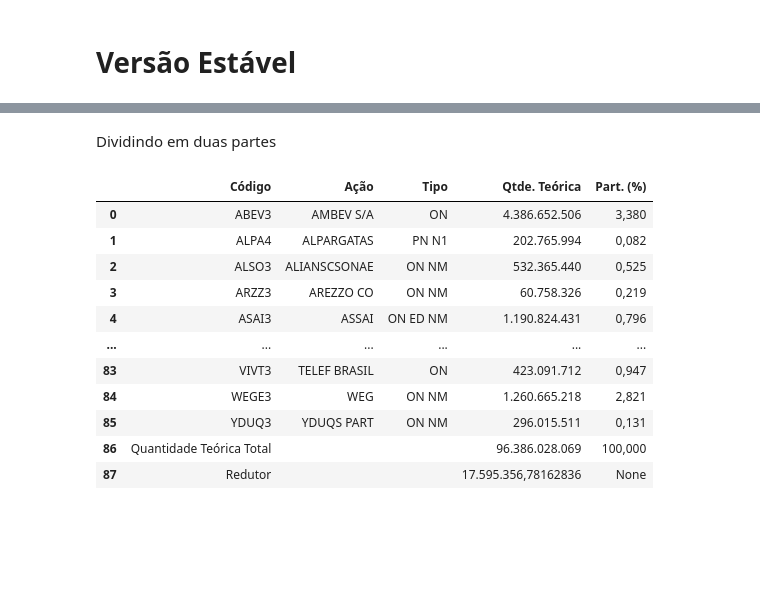
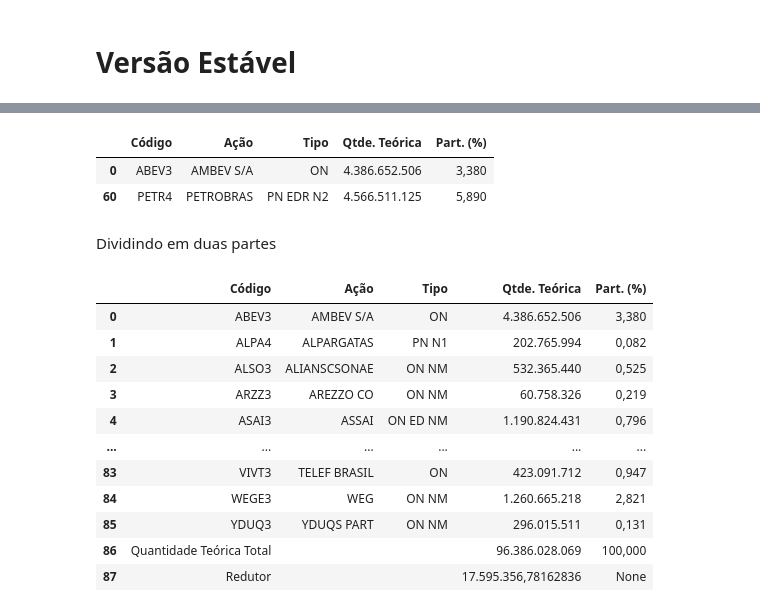
Before and after one commit to victorncg/financas_quantitativas, a Jupyter notebook: Testando_Obtenção_de_Dados_do_IBOV_Extração_beautifulsoup.ipynb, the cells around one changed output, grey strips where cells are left out. Drawn from its saved outputs; the diff is of its cells as text; code cells hidden in the pictures; blank space fills up the shorter version.

```diff
--- a/Testando_Obtenção_de_Dados_do_IBOV_Extração_beautifulsoup.ipynb
+++ b/Testando_Obtenção_de_Dados_do_IBOV_Extração_beautifulsoup.ipynb
@@ -5,23 +7,17 @@
 # %%
 import pandas as pd
 # %%
-def composicao_ibov(ativos = 'all', mode = 'df', reduction = True):
+def ibov_composition(ativos = 'all', mode = 'df', reduction = True):
 
   df = standardize_df()
 
   if reduction == False:
     df = df[:-2]
-  else:
-    df = df
 
-  if ativos == 'all':
-    df = df
-  else:
+  if ativos != 'all':
     df = df[df['Código'].isin(ativos)]
 
-  if mode == 'df':
-    df = df
-  else:
+  if mode == 'list':
     df = list(df.Código)
 
   return df
@@ -44,3 +24,9 @@ composicao_ibov(reduction = True)
+# %%
+composicao_ibov(['ABEV3', 'PETR4'])
+# %% [output]
+|  | Código | Ação | Tipo | Qtde. Teórica | Part. (%) |
+| 0 | ABEV3 | AMBEV S/A | ON | 4.386.652.506 | 3,380 |
+| 60 | PETR4 | PETROBRAS | PN EDR N2 | 4.566.511.125 | 5,890 |
 # %% [markdown]
 Dividindo em duas partes
 # %%
```
Also changed, not shown: parts of 15 cells of this notebook.
